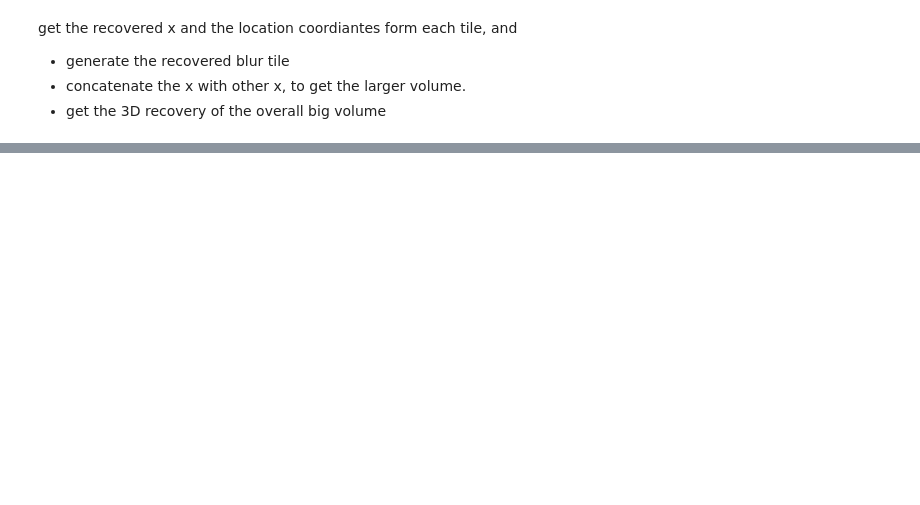
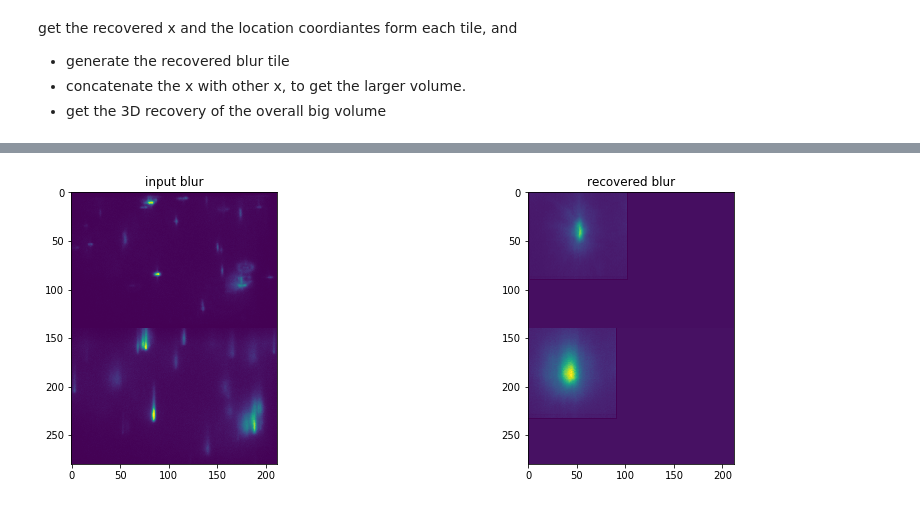
Before and after one commit to xiyuyi/PyPRIS, a Jupyter notebook: NW_astig_spetrum_analysis/NW-2C2C-LC.ipynb, the cells around one changed output, grey strips where cells are left out. Cells and saved outputs as stored; diff of their text form; code cells hidden in the pictures; blank space fills up the shorter version.

```diff
--- a/NW_astig_spetrum_analysis/NW-2C2C-LC.ipynb
+++ b/NW_astig_spetrum_analysis/NW-2C2C-LC.ipynb
@@ -316,12 +107,0 @@ PyPRIS_bgSCF8_mu1.0e+02_alpha1.0e-09_thres-15_c01_zrange-100to100_yrange1to45_xr
-# %%
-
-data=pd.DataFrame
-
-
-# copy down x and y ranges from the pris ticket file.
-ax1_ranges = [[1,45], [35,80], [70,115], [105,140]]
-ax2_ranges = [[1,45], [35,80], [70,110], [105,140], [130, 175], [165,212]]
-
-# make list of keys for ranges in x and y.
-ax1_keys = ['xrange'+str(x[0])+'to'+str(x[1]) for x in ax1_ranges]
-ax2_keys = ['xrange'+str(x[0])+'to'+str(x[1]) for x in ax2_ranges]
@@ -342,11 +113,0 @@ k.stdout.decode('utf-8')[0:-1]
-# %%
-files = []
-filenames = []
-filepaths = []
-# r=root, d=directories, f = files
-for r, d, f in os.walk(datapath):
-    for file in f:
-        if file.endswith('.file'):
-            files.append(os.path.join(r, file))
-            filenames.append(file[0:-5])
-            filepaths.append(r)
@@ -352,0 +147,11 @@ for r, d, f in os.walk(datapath):
+# %%
+plt.figure(figsize=(15,5))
+plt.subplot(1,2, 1)
+plt.imshow(a.b.reshape(a.obs_dim0, a.obs_dim1))
+t = plt.title('input blur')
+
+plt.subplot(1, 2, 2)
+plt.imshow(a.recb.reshape(a.obs_dim0, a.obs_dim1))
+t = plt.title('recovered blur')
+# %% [output]
+[figure, added]
```
Also changed, not shown: parts of 26 cells of this notebook.
